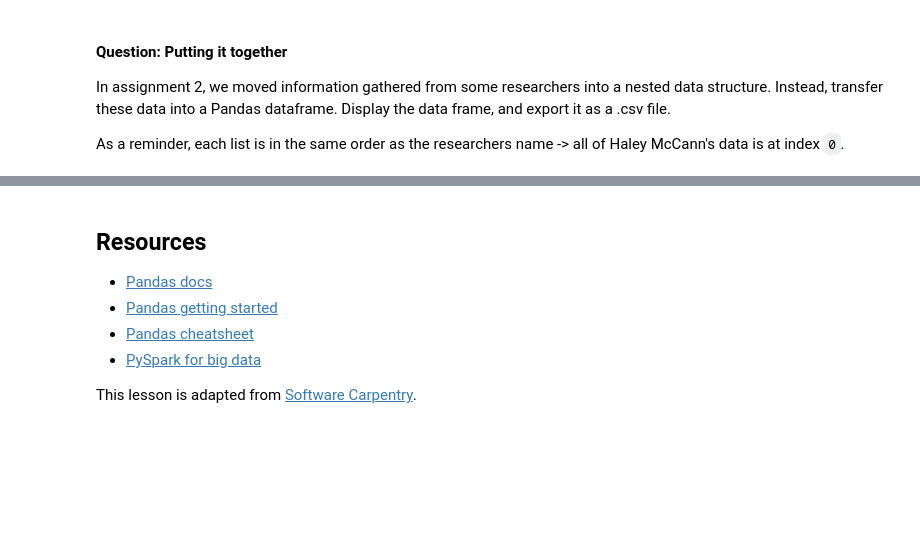
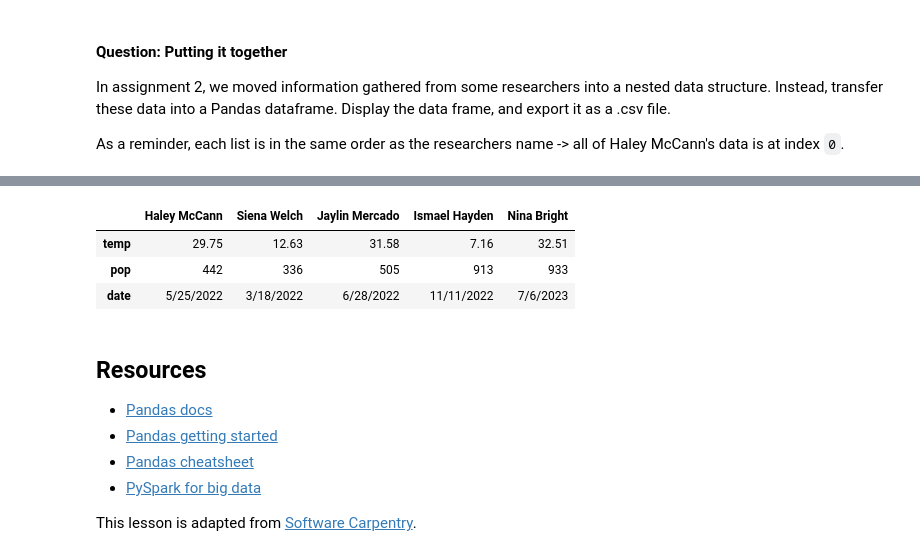
Before and after one commit to maggiedelre/python, a Jupyter notebook: data-analysis/pandas-codealong.ipynb, the cells around one changed output, grey strips where cells are left out. Saved outputs shown, nothing was run; the diff lists cells and outputs as text; code cells hidden in the pictures; blank space fills up the shorter version.

```diff
--- a/data-analysis/pandas-codealong.ipynb
+++ b/data-analysis/pandas-codealong.ipynb
@@ -402,3 +499,11 @@ dates = ['5/25/2022','3/18/2022','6/28/2022','11/11/2022','7/6/2023']
+# %%
+datalist = [temperatures, populations, dates]
+pd.DataFrame(datalist, columns = researchers, index=['temp', 'pop', 'date'])
+# %% [output]
+|  | Haley McCann | Siena Welch | Jaylin Mercado | Ismael Hayden | Nina Bright |
+| temp | 29.75 | 12.63 | 31.58 | 7.16 | 32.51 |
+| pop | 442 | 336 | 505 | 913 | 933 |
+| date | 5/25/2022 | 3/18/2022 | 6/28/2022 | 11/11/2022 | 7/6/2023 |
 # %% [markdown]
 ## Resources
 
```
Also changed, not shown: parts of 10 cells of this notebook.
